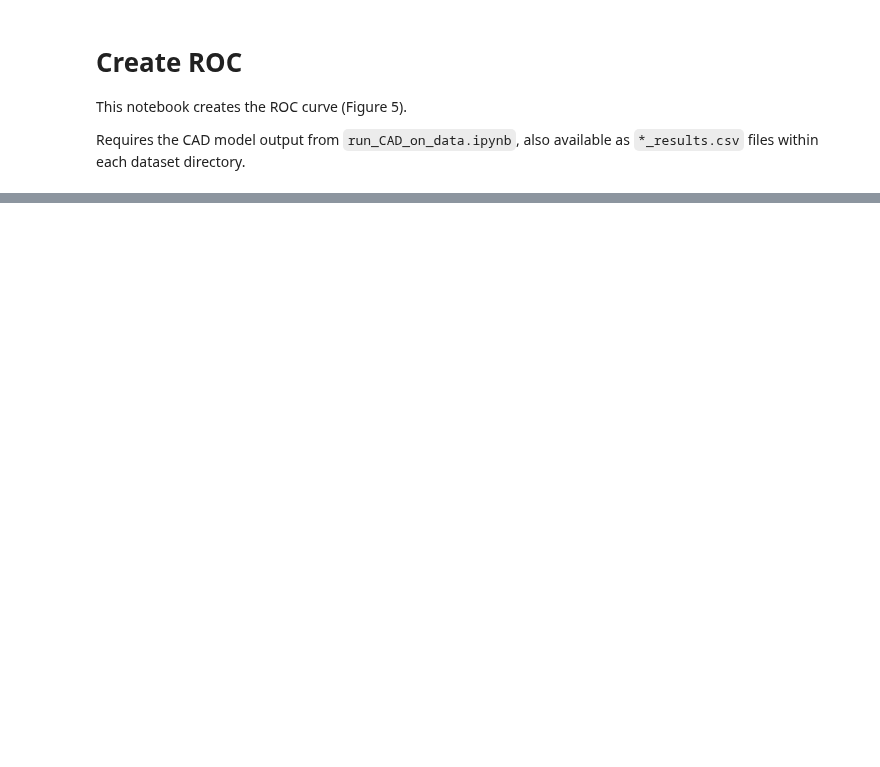
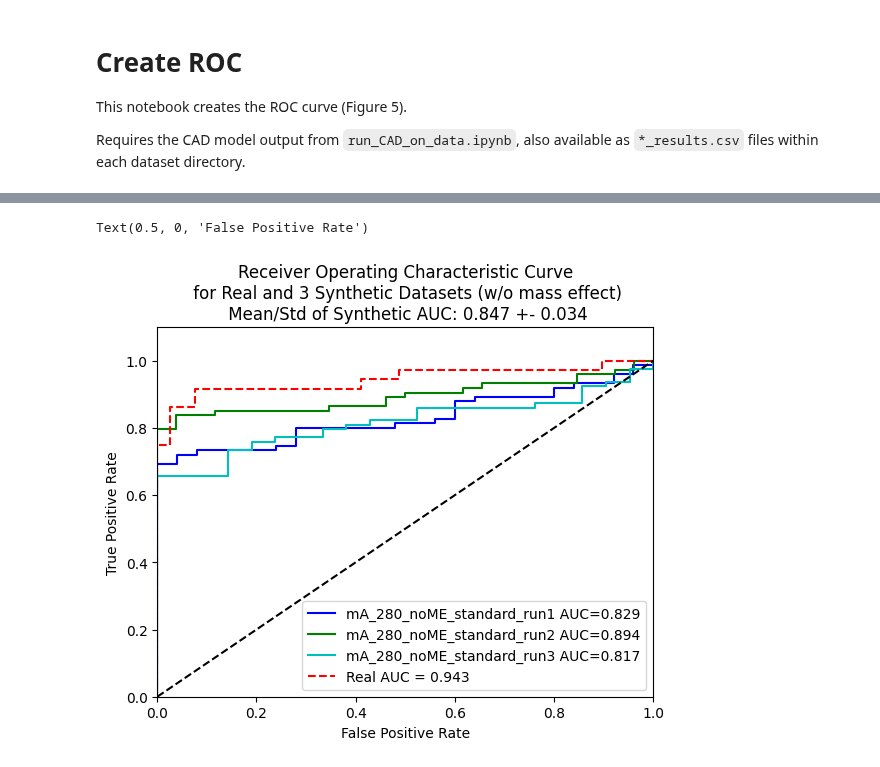
Before and after one commit to DIDSR/framework-for-synthetic-ICH-to-assess-AI-generalizability, a Jupyter notebook: notebooks/fig7_create_ROC.ipynb, the cells around one changed output, grey strips where cells are left out. Cells and saved outputs as stored; diff of their text form; code cells hidden in the pictures; blank space fills up the shorter version.

```diff
--- a/notebooks/fig7_create_ROC.ipynb
+++ b/notebooks/fig7_create_ROC.ipynb
@@ -85,0 +88,31 @@ plt.ylim([0, 1])
+# %%
+# NO MASS EFFECT
+
+#dataset_path = Path('../datasets')
+dataset_path = '/projects01/didsr-aiml/jayse.weaver/insilicoich/'
+dataset_names = ['mA_280_noME_standard_run1', 'mA_280_noME_standard_run2', 'mA_280_noME_standard_run3']
+#dataset_names = ['mA_280_run1', 'mA_280_run2', 'mA_280_run3', 'mA_280_standard_run1', 'mA_280_standard_run2', 'mA_280_standard_run3']
+colors = ['blue', 'green', 'c'] #, 'blue', 'green', 'c']
+styles = ['-', '-', '-', '-.'] #, '-.', '-.']
+
+auc = []
+for idx, dataset in enumerate(dataset_names):
+
+    # read in synthetic results
+    ds1 = pd.read_csv(dataset_path + dataset + '/' + dataset + '_results.csv')
+    fpr, tpr, thresh = metrics.roc_curve(ds1['truth'], ds1['pred'], pos_label=1)
+    auc.append(metrics.auc(fpr, tpr))
+
+    plt.plot(fpr, tpr, styles[idx], label = (dataset + ' AUC=%0.3f' % auc[idx]), color=colors[idx], markersize=5)
+
+plt.title('Receiver Operating Characteristic Curve\n for Real and 3 Synthetic Datasets (w/o mass effect)\n Mean/Std of Synthetic AUC: %0.3f +- %0.3f' % (np.mean(auc) , np.std(auc)))
+plt.plot(fpr_real, tpr_real, '--', label = 'Real AUC = %0.3f' % roc_auc, color='red', markersize=5)
+plt.legend(loc = 'lower right')
+plt.plot([0, 1], [0, 1],'--', color='black')
+plt.xlim([0, 1])
+plt.ylim([0, 1.1])
+plt.ylabel('True Positive Rate')
+plt.xlabel('False Positive Rate')
+# %% [output]
+Text(0.5, 0, 'False Positive Rate')
+[figure, added]
```
Also changed, not shown: parts of 2 cells of this notebook.
